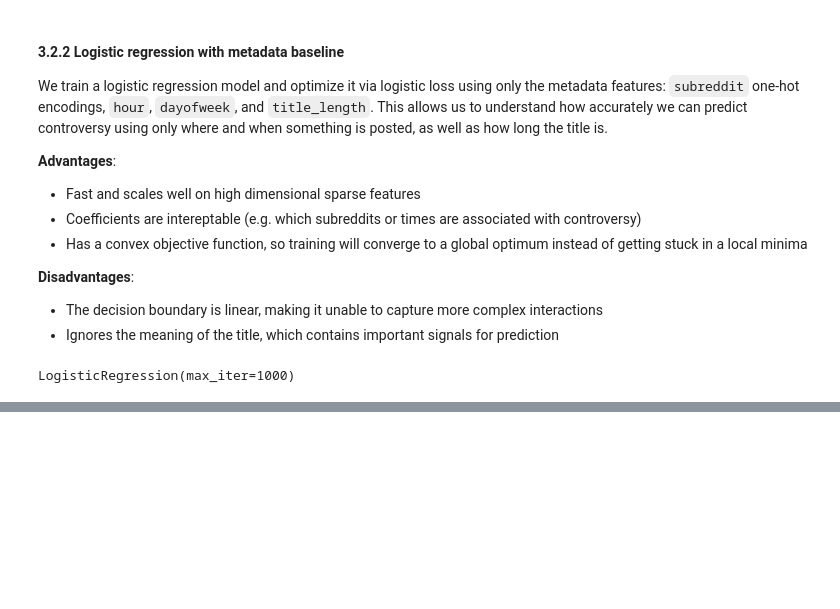
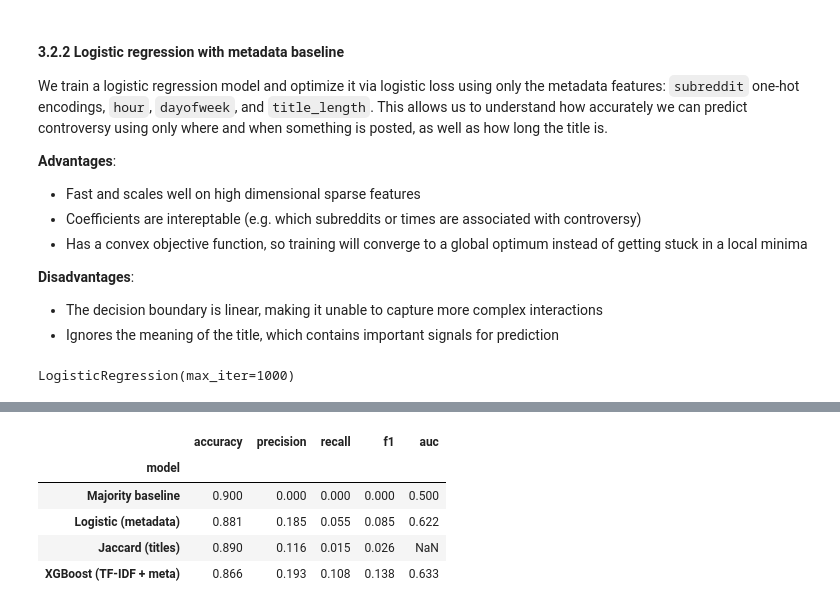
Before and after one commit to alanx1234/reddit-controversy-prediction, a Jupyter notebook: main.ipynb, the cells around one changed output, grey strips where cells are left out. Drawn from its saved outputs; the diff is of its cells as text; code cells hidden in the pictures; blank space fills up the shorter version.

```diff
--- a/main.ipynb
+++ b/main.ipynb
@@ -308,7 +322,7 @@ We train a logistic regression model and optimize it via logistic loss using onl
 from sklearn.linear_model import LogisticRegression
 
 logreg_meta = LogisticRegression(max_iter=1000)
-logreg_meta.fit(X_train, y_train)
+logreg_meta.fit(X_meta_sub_train, y_train)
 # %% [output]
 LogisticRegression(max_iter=1000)
 # %% [markdown]
@@ -368,0 +595,17 @@ XGBoost is suited for this task because of its proficiency at modeling non-linea
+# %%
+from sklearn.metrics import precision_recall_fscore_support, accuracy_score
+import numpy as np
+
+prec, rec, f1, _ = precision_recall_fscore_support(
+    y_test, y_pred_j, average="binary", pos_label=1
+)
+acc = accuracy_score(y_test, y_pred_j)
+
+jaccard_result = {
+    "model": "Jaccard (titles)",
+    "accuracy": acc,
+    "precision": prec,
+    "recall": rec,
+    "f1": f1,
+    "auc": np.nan,   # no probability scores for Jaccard
+}
@@ -368,0 +616,42 @@ XGBoost is suited for this task because of its proficiency at modeling non-linea
+# %%
+results = []
+
+# Majority baseline: still just predicts most frequent class
+results.append(
+    evaluate_model(majority_clf, X_meta_sub_test, y_test, "Majority baseline")
+)
+
+# Logistic regression with metadata
+results.append(
+    evaluate_with_threshold(
+        logreg_meta,
+        X_meta_sub_test,
+        y_test,
+        f"Logistic (metadata)",
+        logreg_thresh,
+    )
+)
+
+# Jaccard similarity baseline (unchanged)
+results.append(jaccard_result)
+
+# XGBoost with TF-IDF + metadata
+results.append(
+    evaluate_with_threshold(
+        best_xgb,
+        X_test_full_unified,
+        y_test,
+        f"XGBoost (TF-IDF + meta)",
+        xgb_thresh,
+    )
+)
+
+results_df = pd.DataFrame(results).set_index("model").round(3)
+results_df
+# %% [output]
+|  | accuracy | precision | recall | f1 | auc |
+| model |  |  |  |  |  |
+| Majority baseline | 0.900 | 0.000 | 0.000 | 0.000 | 0.500 |
+| Logistic (metadata) | 0.881 | 0.185 | 0.055 | 0.085 | 0.622 |
+| Jaccard (titles) | 0.890 | 0.116 | 0.015 | 0.026 | NaN |
+| XGBoost (TF-IDF + meta) | 0.866 | 0.193 | 0.108 | 0.138 | 0.633 |
```
Also changed, not shown: parts of 20 cells of this notebook.
